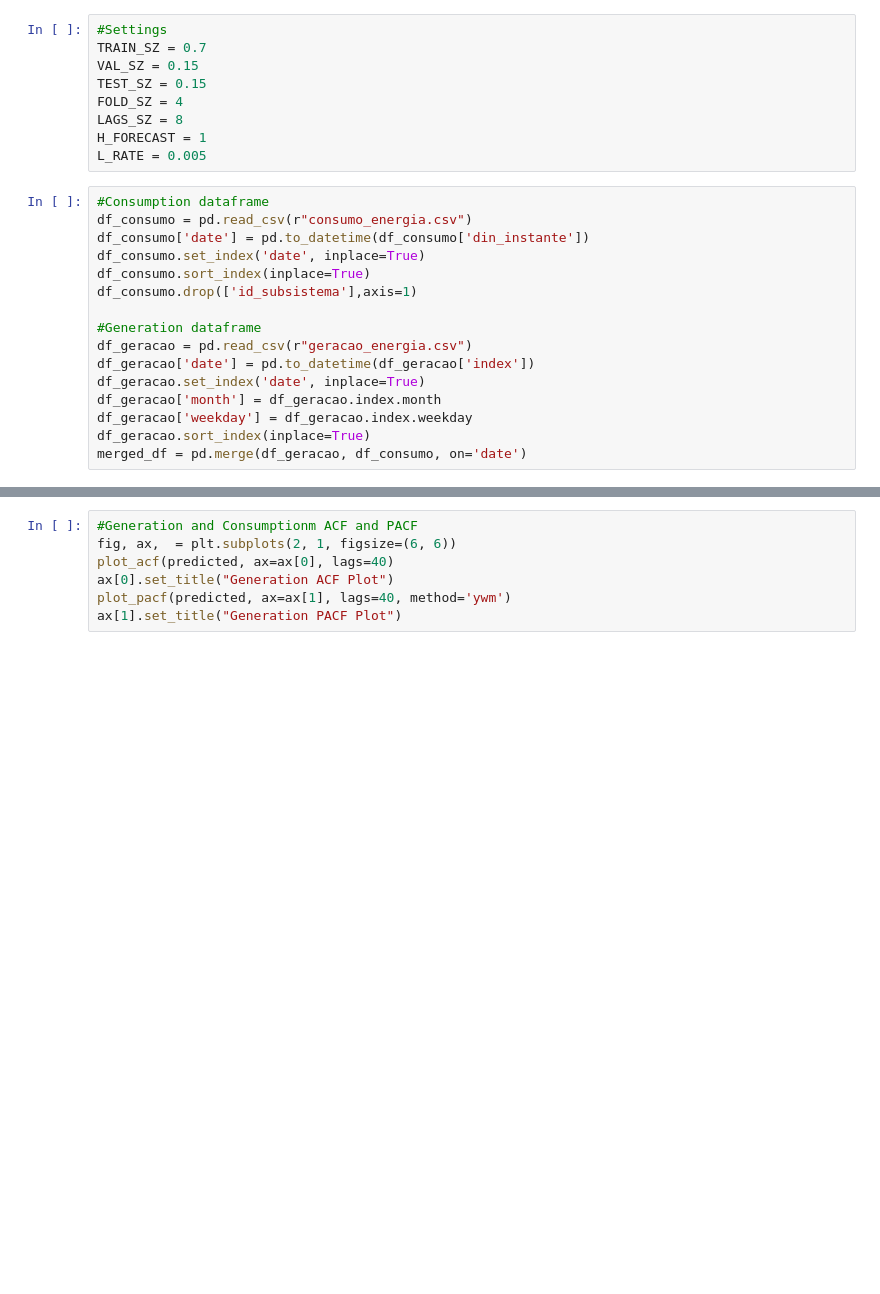
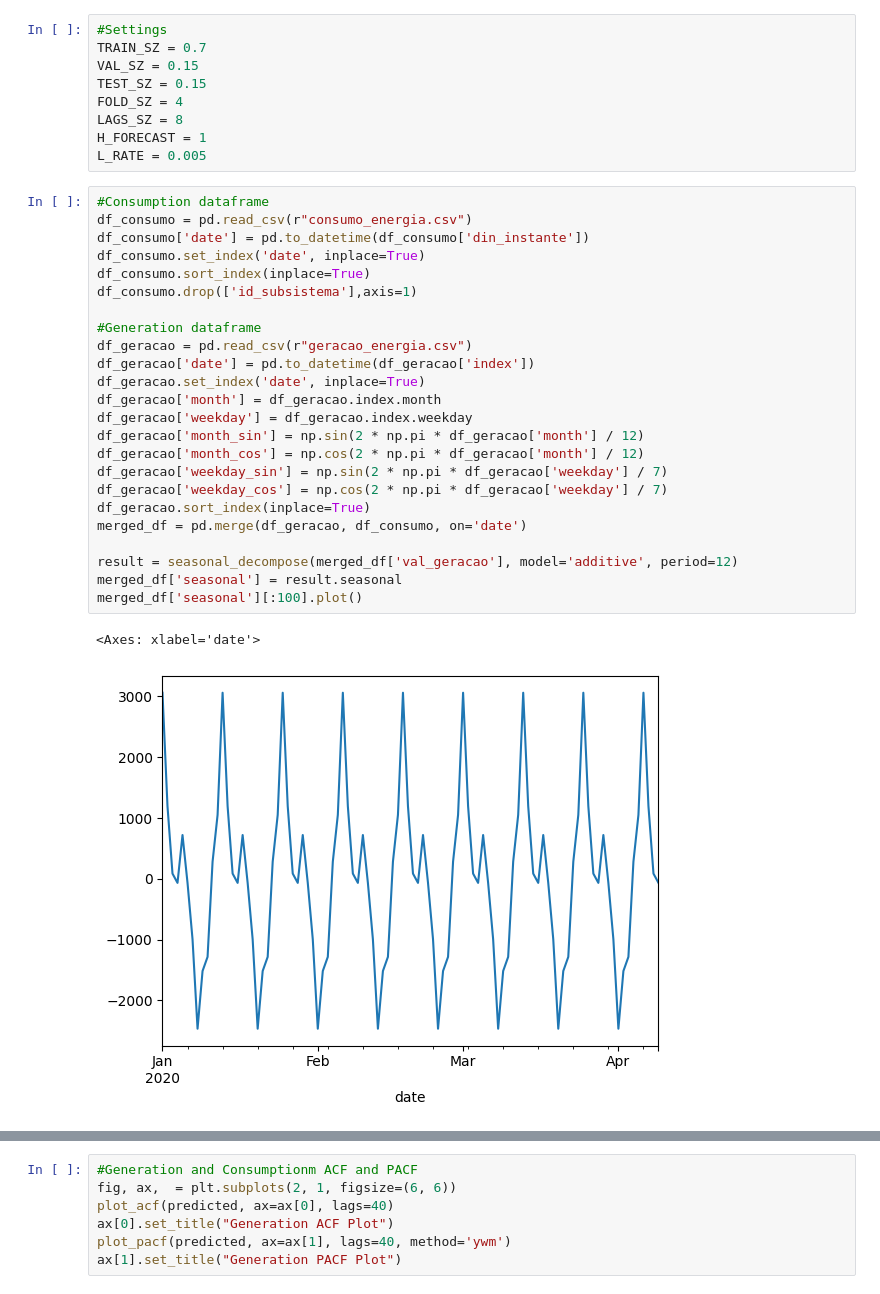
Before and after one commit to Graunke/SEL-for-Energy-Generation-Forecasting, a Jupyter notebook: manualStacking.ipynb, the cells around one changed output, grey strips where cells are left out. Saved outputs shown, nothing was run; the diff lists cells and outputs as text; blank space fills up the shorter version.

```diff
--- a/manualStacking.ipynb
+++ b/manualStacking.ipynb
@@ -27,19 +28,30 @@ L_RATE = 0.005
 # %%
 #Consumption dataframe
 df_consumo = pd.read_csv(r"consumo_energia.csv")
 df_consumo['date'] = pd.to_datetime(df_consumo['din_instante'])
 df_consumo.set_index('date', inplace=True)
 df_consumo.sort_index(inplace=True)
 df_consumo.drop(['id_subsistema'],axis=1)
 
 #Generation dataframe
 df_geracao = pd.read_csv(r"geracao_energia.csv")
 df_geracao['date'] = pd.to_datetime(df_geracao['index'])
 df_geracao.set_index('date', inplace=True)
 df_geracao['month'] = df_geracao.index.month
 df_geracao['weekday'] = df_geracao.index.weekday
+df_geracao['month_sin'] = np.sin(2 * np.pi * df_geracao['month'] / 12)
+df_geracao['month_cos'] = np.cos(2 * np.pi * df_geracao['month'] / 12)
+df_geracao['weekday_sin'] = np.sin(2 * np.pi * df_geracao['weekday'] / 7)
+df_geracao['weekday_cos'] = np.cos(2 * np.pi * df_geracao['weekday'] / 7)
 df_geracao.sort_index(inplace=True)
 merged_df = pd.merge(df_geracao, df_consumo, on='date')
+
+result = seasonal_decompose(merged_df['val_geracao'], model='additive', period=12)
+merged_df['seasonal'] = result.seasonal
+merged_df['seasonal'][:100].plot()
+# %% [output]
+<Axes: xlabel='date'>
+[figure, added]
 # %%
 #Data Preprocessing
 df = merged_df
```
Also changed, not shown: parts of 7 cells of this notebook.
